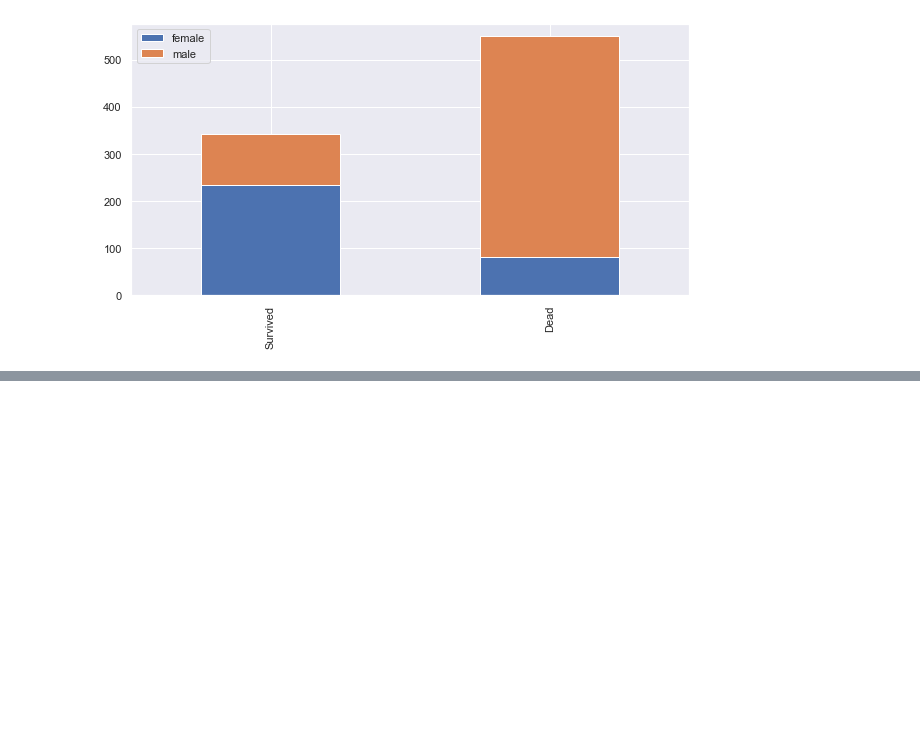
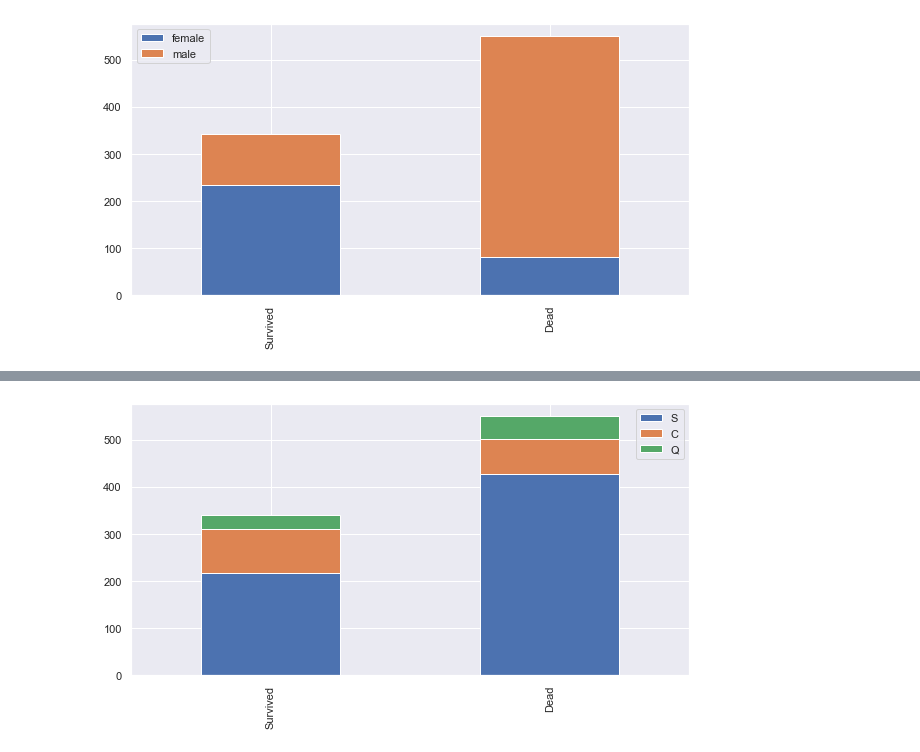
Before and after one commit to ParkDAY/kaggle_titanic, a Jupyter notebook: kaggle_titanic-checkpoint.ipynb, the cells around one changed output, grey strips where cells are left out. Drawn from its saved outputs; the diff is of its cells as text; code cells hidden in the pictures; blank space fills up the shorter version.

```diff
--- a/kaggle_titanic-checkpoint.ipynb
+++ b/kaggle_titanic-checkpoint.ipynb
@@ -83,0 +96,4 @@ bar_chart('Sex')
+# %%
+bar_chart('Embarked')
+# %% [output]
+[figure, added]
```
Also changed, not shown: parts of 72 cells of this notebook, 2 other files.
